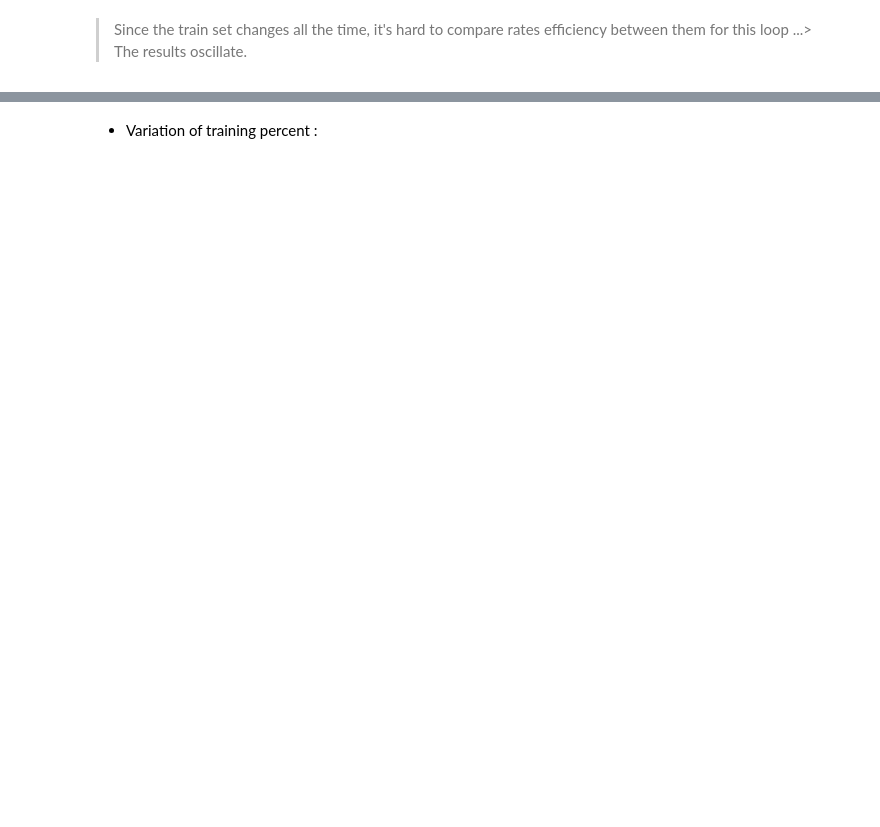
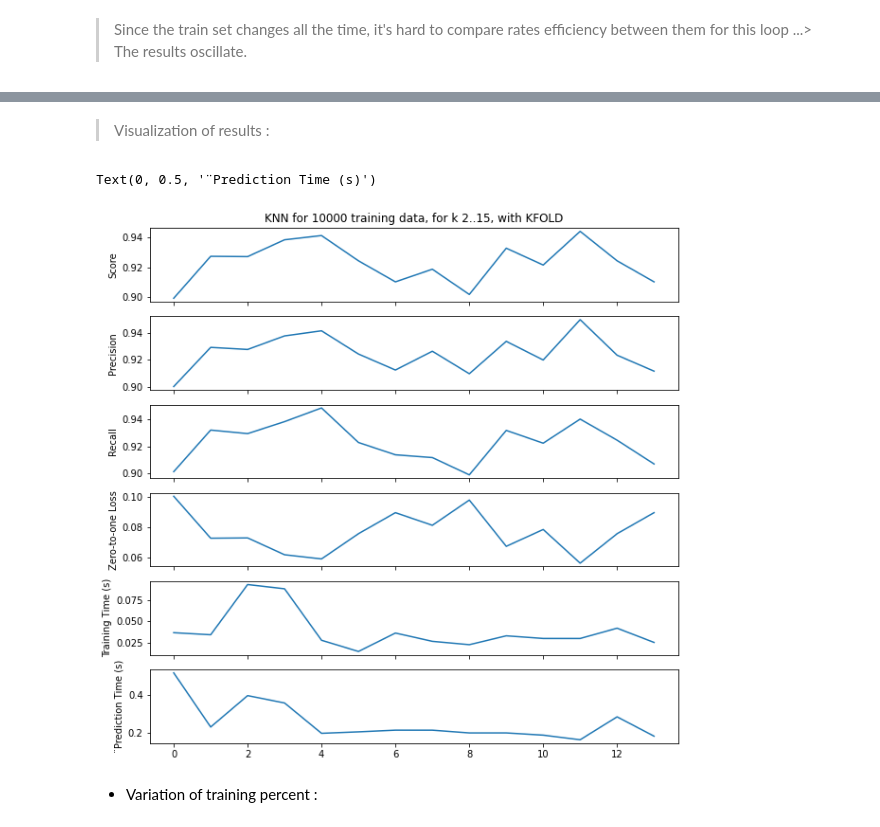
Before and after one commit to Said-bachar/TP-Supervised-Learning, a Jupyter notebook: TP1/TP1.ipynb, the cells around one changed output, grey strips where cells are left out. Saved outputs shown, nothing was run; the diff lists cells and outputs as text; code cells hidden in the pictures; blank space fills up the shorter version.

```diff
--- a/TP1/TP1.ipynb
+++ b/TP1/TP1.ipynb
@@ -168,3 +260,24 @@ K = 15, Efficacity is : 0.9019607843137255
+# %% [markdown]
+> Visualization of results :
+# %%
+fig, axarr = plt.subplots(6, sharex=True, figsize=(10,10))
+
+axarr[0].plot(range(14), ResultScore)
+axarr[0].set_title('KNN for 10000 training data, for k 2..15, with KFOLD')
+axarr[0].set_ylabel('Score')
+axarr[1].plot(range(14), ResultPrecision)
+axarr[1].set_ylabel('Precision')
+axarr[2].plot(range(14), ResultRecall)
+axarr[2].set_ylabel('Recall')
+axarr[3].plot(range(14), ResultLoss)
+axarr[3].set_ylabel('Zero-to-one Loss')
+axarr[4].plot(range(14), ResultTimeTraining)
+axarr[4].set_ylabel('Training Time (s)')
+axarr[5].plot(range(14), ResultTimePrediction)
+axarr[5].set_ylabel('¨Prediction Time (s)')
+# %% [output]
+Text(0, 0.5, '¨Prediction Time (s)')
+[figure, added]
 # %% [markdown]
 * Variation of training percent :
 # %%
```
Also changed, not shown: parts of 12 cells of this notebook.
